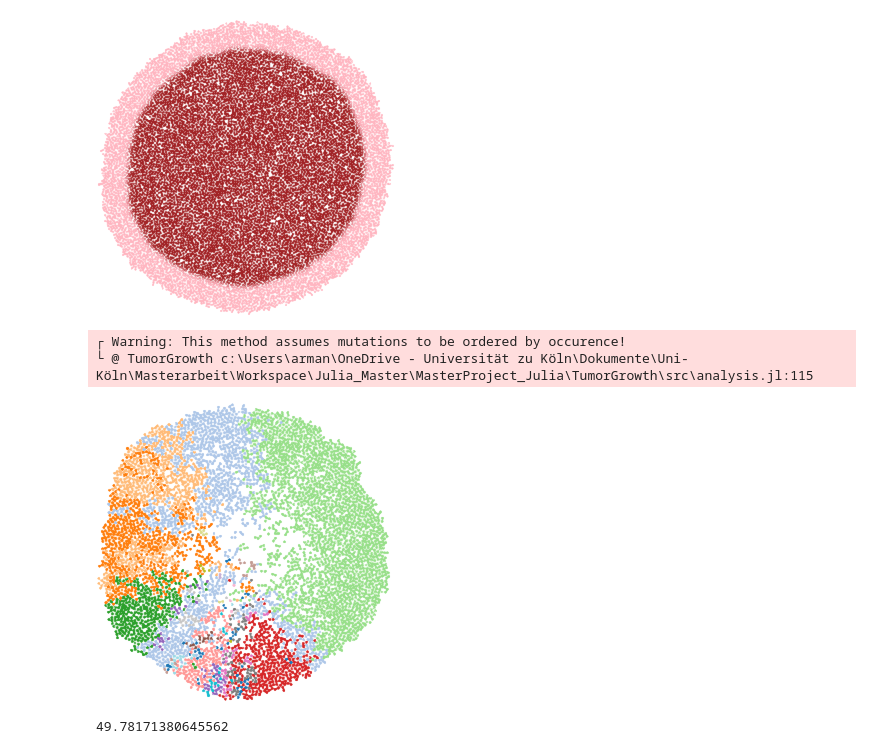
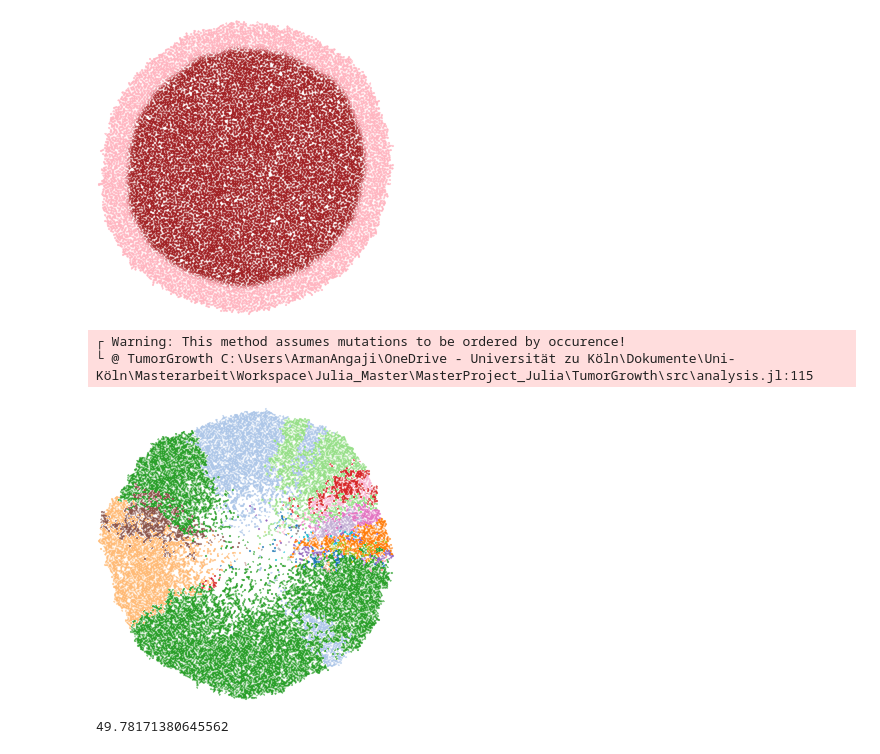
Before and after one commit to aangaji/TumorGrowth, a Jupyter notebook: usage.ipynb, the cells around one changed output. Drawn from its saved outputs; the diff is of its cells as text; code cells hidden in the pictures.

Commit message:
surface growth by making b dependent on radius instead of d

```diff
--- a/usage.ipynb
+++ b/usage.ipynb
@@ -21,7 +21,7 @@ using Makie: meshscatter!, Point
 using Statistics
 using Plots
 # %%
-simoutput = birth_death_pushing(10000; b=1.0, d=0.8, mu=0.3, rho=1.8, dim=2, seed=1010, showprogress=true)
+simoutput = birth_death_pushing(5000; b=1.0, d=0.0, bcenter=0., mu=0.3, dim=2, seed=1010, showprogress=true)
 
 tumor = simoutput[:tumor] |> DataFrame;
 # %% [output]
@@ -43,12 +68,12 @@ plotting(tumor, color=c, shading=false, inline=true, size=(300, 300),
 # %%
 plotting_colored_mutations(tumor,
     shading=false, inline=true, size=(300, 300),
-    path="R-dependent-d_slices_dlargerb_clones.png"
+    # path="R-dependent-d_slices_dlargerb_clones.png"
     )
 # %% [output]
 ┌ Warning: This method assumes mutations to be ordered by occurence!
-└ @ TumorGrowth c:\Users\arman\OneDrive - Universität zu Köln\Dokumente\Uni-Köln\Masterarbeit\Workspace\Julia_Master\MasterProject_Julia\TumorGrowth\src\analysis.jl:115
+└ @ TumorGrowth C:\Users\ArmanAngaji\OneDrive - Universität zu Köln\Dokumente\Uni-Köln\Masterarbeit\Workspace\Julia_Master\MasterProject_Julia\TumorGrowth\src\analysis.jl:115
-[figure, old version]
+[figure, new version]
 # %%
 cm = mean(tumor.position)
 r = [ norm( p - cm) for p in tumor.position]
```
Also changed, not shown: parts of 6 cells of this notebook, 3 other files.
